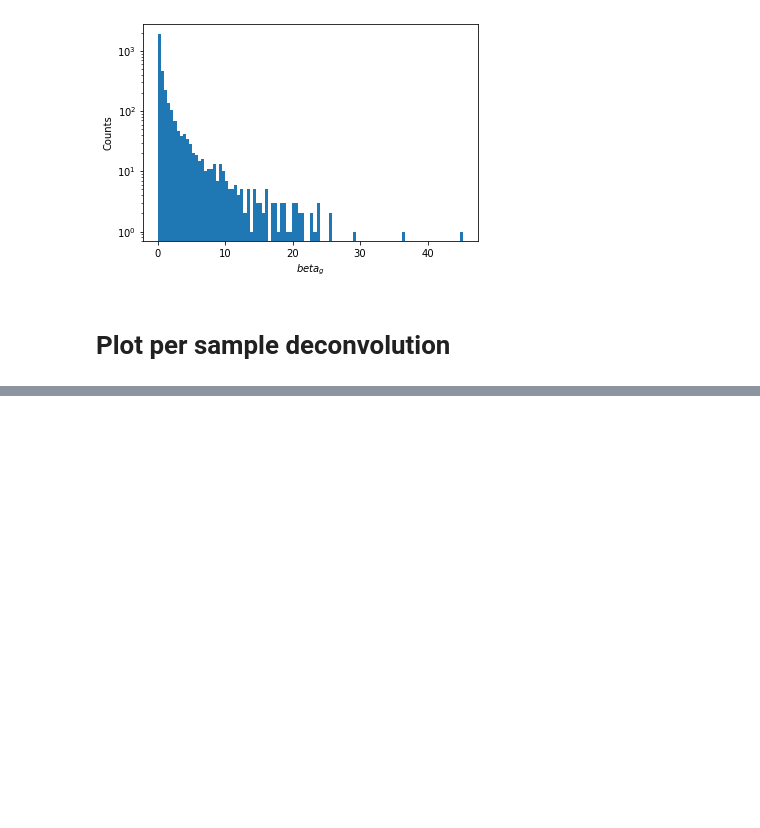
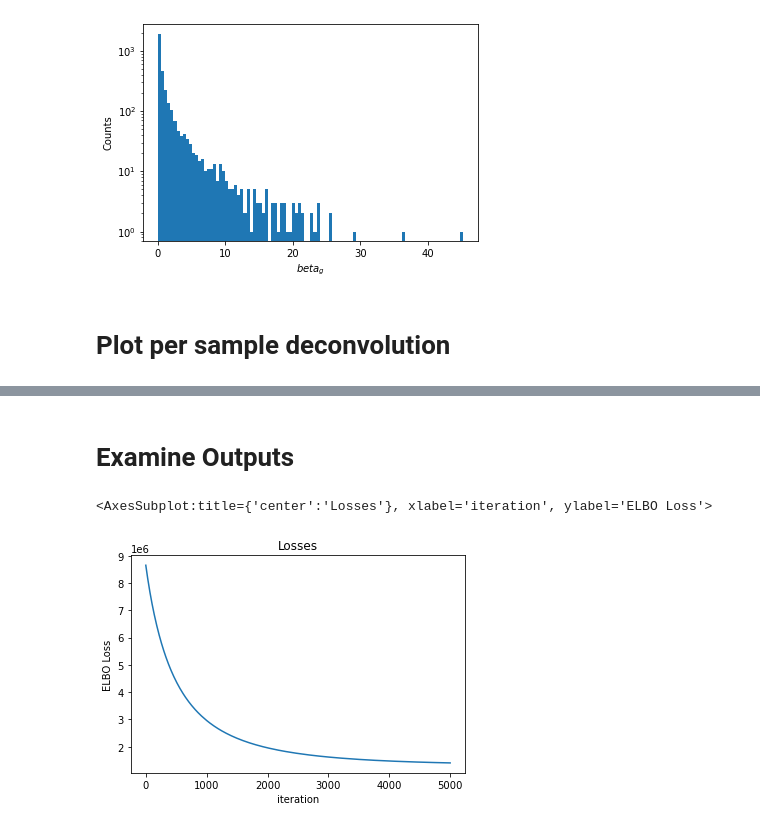
Before and after one commit to broadinstitute/temporal-rna-seq-deconvolution, a Jupyter notebook: working.ipynb, the cells around one changed output, grey strips where cells are left out. Saved outputs shown, nothing was run; the diff lists cells and outputs as text; code cells hidden in the pictures; blank space fills up the shorter version.

```diff
--- a/working.ipynb
+++ b/working.ipynb
@@ -105,0 +118,31 @@ matplotlib.pyplot.tight_layout()
+# %%
+# Generate input AnnData object from the above simulation
+simulated_bulk = generate_anndata_from_sim(
+    sim_res,
+    reference_deconvolution = pseudo_time_reg_deconv)
+
+# Generate a deconvolution dataset
+ebov_simulated_dataset = DeconvolutionDataset(
+    sc_anndata = sc_anndata,
+    sc_celltype_col = "Subclustering_reduced",
+    bulk_anndata = simulated_bulk,
+    bulk_time_col = "time",
+    dtype_np = dtype_np,
+    dtype = dtype,
+    device = device,
+    feature_selection_method = 'common'
+)
+# %%
+# Set-up and run the deconvolution
+pseudo_time_reg_deconv_sim = TimeRegularizedDeconvolution(
+    dataset=ebov_simulated_dataset,
+    polynomial_degree = 20,
+    basis_functions = "polynomial",
+    device=device,
+    dtype=dtype)
+
+pseudo_time_reg_deconv_sim.fit_model(
+    n_iters=5_001,
+    verbose=True,
+    log_frequency=1000
+)
@@ -105,0 +156,7 @@ matplotlib.pyplot.tight_layout()
+# %% [markdown]
+# Examine Outputs
+# %%
+pseudo_time_reg_deconv_sim.plot_loss()
+# %% [output]
+<AxesSubplot:title={'center':'Losses'}, xlabel='iteration', ylabel='ELBO Loss'>
+[figure, added]
```
Also changed, not shown: parts of 21 cells of this notebook, 1 other file.
